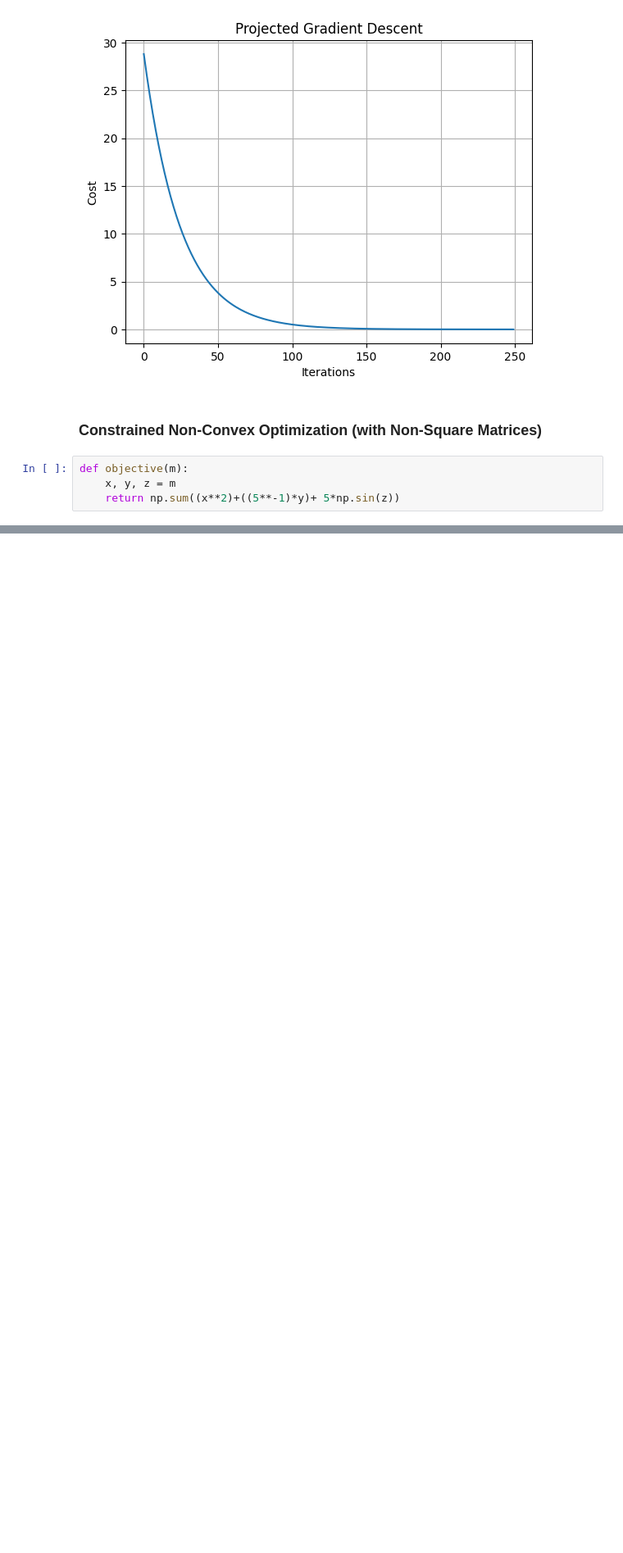
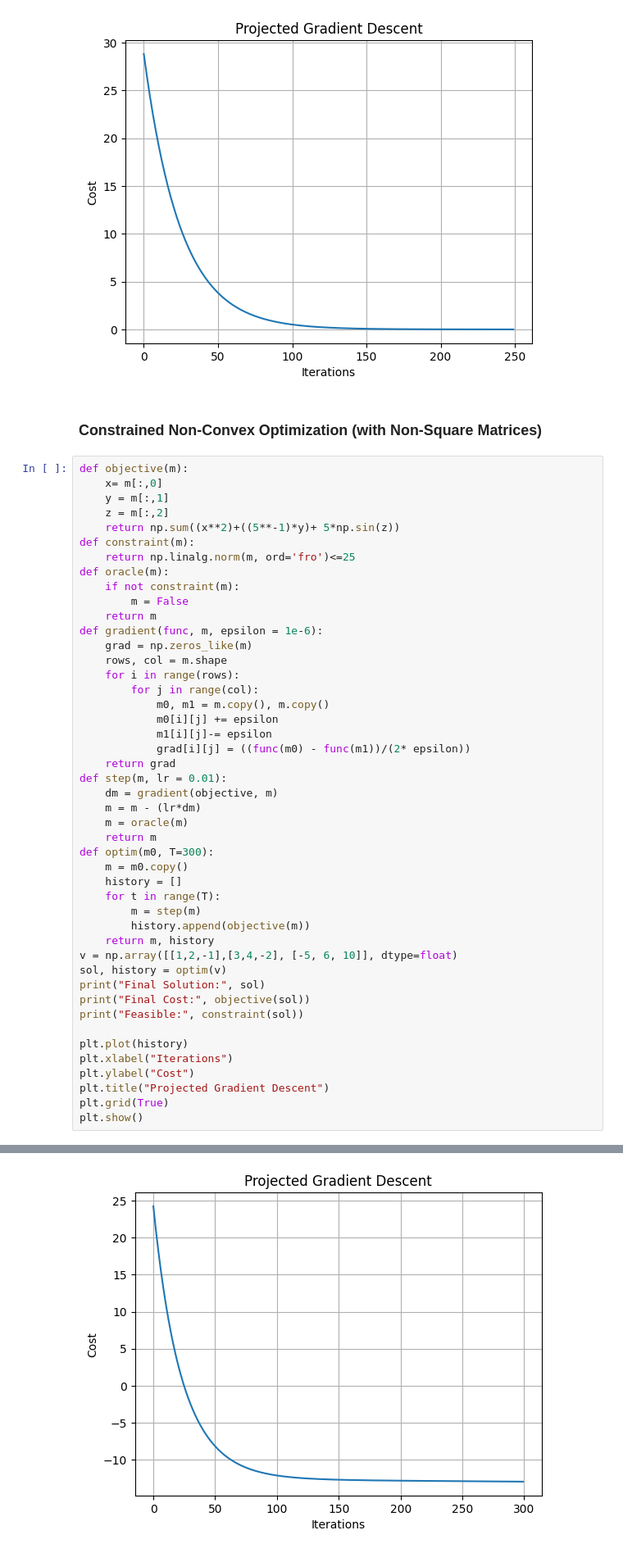
Before and after one commit to piyushkumar-tiwari/ML-and-Algorithms-Foundations, a Jupyter notebook: Optimization/Projected Gradient Descent.ipynb, the cells around one changed output, grey strips where cells are left out. Shown at 82% size. Drawn from its saved outputs; the diff is of its cells as text; blank space fills up the shorter version.

Commit message:
some modifications in Projected Gradient Descent

```diff
--- a/Optimization/Projected Gradient Descent.ipynb
+++ b/Optimization/Projected Gradient Descent.ipynb
@@ -202,5 +202,48 @@ Feasible: True
 ### Constrained Non-Convex Optimization (with Non-Square Matrices)
 # %%
 def objective(m):
-    x, y, z = m
+    x= m[:,0]
+    y = m[:,1]
+    z = m[:,2]
     return np.sum((x**2)+((5**-1)*y)+ 5*np.sin(z))
+def constraint(m):
+    return np.linalg.norm(m, ord='fro')<=25
+def oracle(m):
+    if not constraint(m):
+        m = False
+    return m
+def gradient(func, m, epsilon = 1e-6):
+    grad = np.zeros_like(m)
+    rows, col = m.shape
+    for i in range(rows):
+        for j in range(col):
+            m0, m1 = m.copy(), m.copy()
+            m0[i][j] += epsilon
+            m1[i][j]-= epsilon
+            grad[i][j] = ((func(m0) - func(m1))/(2* epsilon))
+    return grad
+def step(m, lr = 0.01):
+    dm = gradient(objective, m)
+    m = m - (lr*dm)
+    m = oracle(m)
+    return m
+def optim(m0, T=300):
+    m = m0.copy()
+    history = []
+    for t in range(T):
+        m = step(m)
+        history.append(objective(m))
+    return m, history
+v = np.array([[1,2,-1],[3,4,-2], [-5, 6, 10]], dtype=float)
+sol, history = optim(v)
+print("Final Solution:", sol)
+print("Final Cost:", objective(sol))
+print("Feasible:", constraint(sol))
+
+plt.plot(history)
+plt.xlabel("Iterations")
+plt.ylabel("Cost")
+plt.title("Projected Gradient Descent")
+plt.grid(True)
+plt.show()
+# %% [output]
@@ -206,0 +255 @@ def objective(m):
+[figure, added]
```
Also changed, not shown: parts of 1 cell of this notebook.
